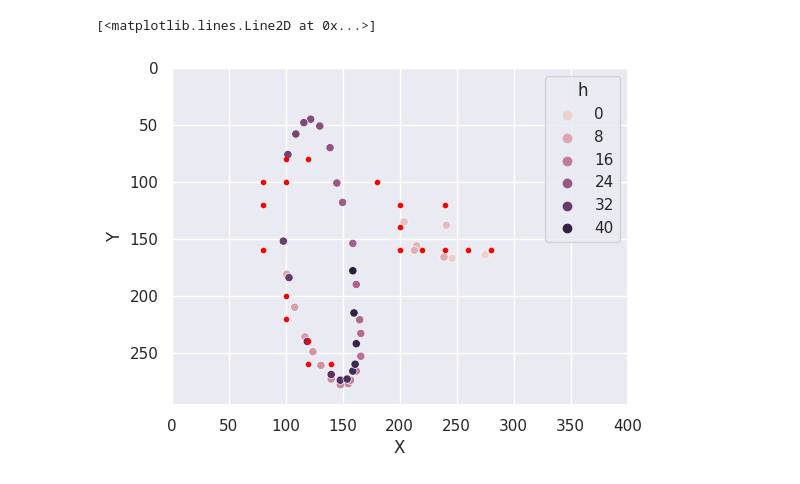
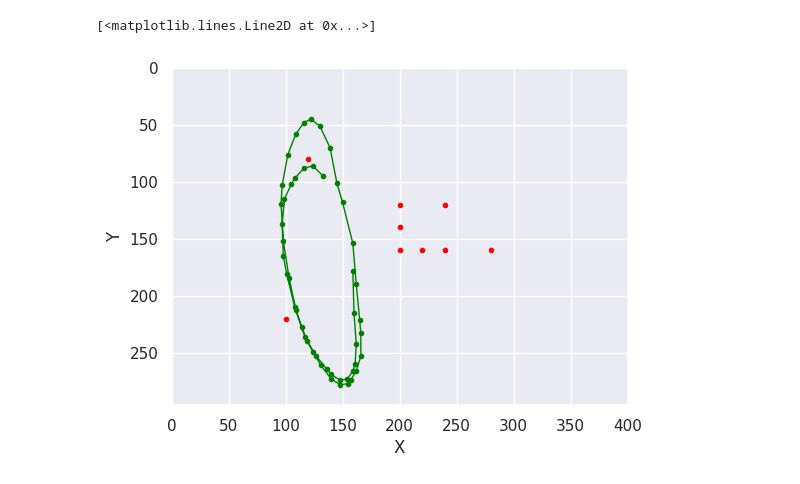
Before and after one commit to tweeklab/wand, a Jupyter notebook: c_test/render_points.ipynb, the cells around one changed output. Cells and saved outputs as stored; diff of their text form; code cells hidden in the pictures.

```diff
--- a/c_test/render_points.ipynb
+++ b/c_test/render_points.ipynb
@@ -576,14 +576,14 @@ l = [
 l = [
     [
 
-Point(275,164),
-Point(246,167),
-Point(239,166),
-Point(204,135),
-Point(241,138),
-Point(215,156),
-Point(213,160),
-Point(239,166),
+Point(133,95),
+Point(124,86),
+Point(116,88),
+Point(108,97),
+Point(105,102),
+Point(99,115),
+Point(97,137),
+Point(98,165),
 Point(101,181),
 Point(108,210),
 Point(117,236),
@@ -607,9 +607,15 @@ Point(122,45),
 Point(116,48),
 Point(109,58),
 Point(102,76),
+Point(97,103),
+Point(96,119),
 Point(98,152),
 Point(103,184),
+Point(109,212),
+Point(114,227),
 Point(119,240),
+Point(127,253),
+Point(136,264),
 Point(140,269),
 Point(148,274),
 Point(154,273),
@@ -627,45 +630,34 @@ l = [[y for x in l for y in x]]
 # %%
 # l = [[Point(275,164),Point(124,86),Point(116,88),Point(108,97)]]
 i = 0
 points_df = pd.DataFrame({'x': [p.x for p in l[i]], 'y': [p.y for p in l[i]], 'h': [i for i in range(len(l[i]))]})
 sns.set(style="darkgrid")
 fig = plt.figure(figsize=(20, 20), dpi=100)
 ax = fig.add_subplot(131)
 
 ax.set_xlabel("X")
 ax.set_ylabel("Y")
 ax.set(ylim=(0, 296), xlim=(0, 400))
 ax.invert_yaxis()
 ax.set_aspect(aspect='equal')
-sns.scatterplot(points_df, x='x', y='y', hue='h')
-# ax.plot(points_df.x, points_df.y, color="green", marker=".", linewidth=1)
+# sns.scatterplot(points_df, x='x', y='y', hue='h')
+ax.plot(points_df.x, points_df.y, color="green", marker=".", linewidth=1)
 
 bins = [
 
-Point(100,80),
 Point(120,80),
-Point(80,100),
-Point(100,100),
-Point(180,100),
-Point(80,120),
 Point(200,120),
 Point(240,120),
 Point(200,140),
-Point(80,160),
 Point(200,160),
 Point(220,160),
 Point(240,160),
-Point(260,160),
 Point(280,160),
-Point(100,200),
 Point(100,220),
-Point(120,240),
-Point(120,260),
-Point(140,260),
 
 ]
-# bins_df = pd.DataFrame({'x': [p.x for p in bins], 'y': [p.y for p in bins]})
-# ax.plot(bins_df.x, bins_df.y, color="red", marker=".", linewidth=0)
+bins_df = pd.DataFrame({'x': [p.x for p in bins], 'y': [p.y for p in bins]})
+ax.plot(bins_df.x, bins_df.y, color="red", marker=".", linewidth=0)
 # %% [output]
 [<matplotlib.lines.Line2D at 0x...>]
-[figure, old version]
+[figure, new version]
```
Also changed, not shown: parts of 2 cells of this notebook, 2 other files.
